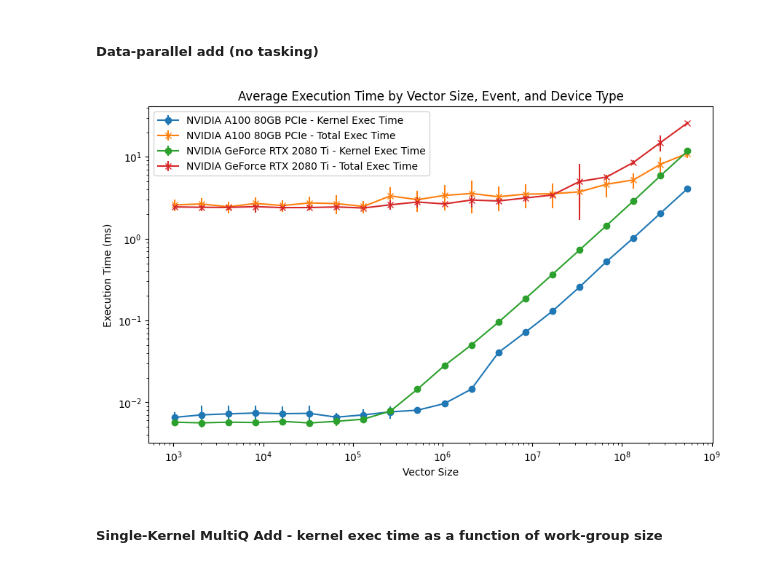
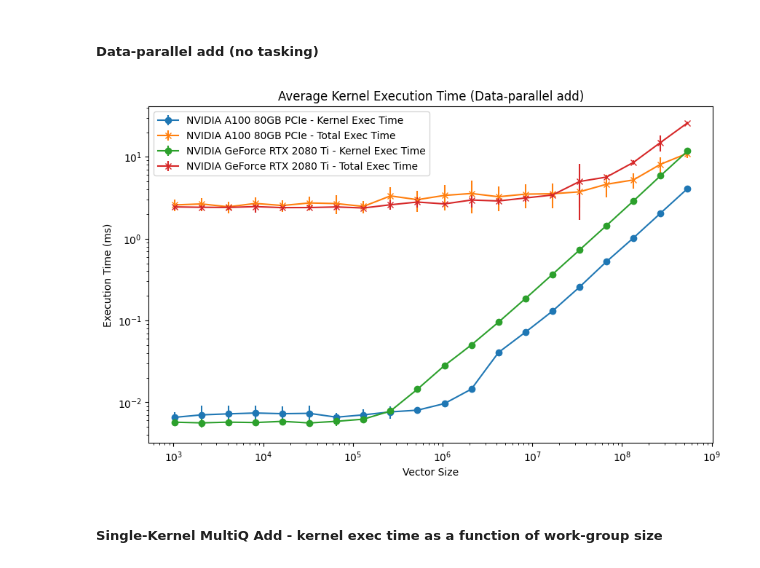
Before and after one commit to MichaelBo1/Fine-Grained-Parallelism-SYCL, a Jupyter notebook: sycl-port/vector-add/timing_analysis.ipynb, the cells around one changed output. Drawn from its saved outputs; the diff is of its cells as text; code cells hidden in the pictures.

```diff
--- a/sycl-port/vector-add/timing_analysis.ipynb
+++ b/sycl-port/vector-add/timing_analysis.ipynb
@@ -35,35 +16,35 @@ print(sk_add.head(10))
 # %%
 dp_grouped = dp_add.groupby(["VectorSize","Event", "Device"])["ExecTime(ms)"].agg(["mean", "std"]).reset_index()
 
 #print(dp_grouped.head(10))
 # Plotting
 fig, ax = plt.subplots(figsize=(10, 6))
 
 ax.set_xscale("log")
 ax.set_yscale("log")
 # Iterate over each device type
 for device in dp_grouped['Device'].unique():
     device_data = dp_grouped[dp_grouped['Device'] == device]
     ax.errorbar(device_data[device_data['Event'] == 'Kernel Exec Time']['VectorSize'],
                  device_data[device_data['Event'] == 'Kernel Exec Time']['mean'],
                  yerr=device_data[device_data['Event'] == 'Kernel Exec Time']['std'],
                  label=f"{device} - Kernel Exec Time", fmt='-o')
     # Plotting error bars for 'Total Exec Time' event
     ax.errorbar(device_data[device_data['Event'] == 'Total Exec Time']['VectorSize'],
                  device_data[device_data['Event'] == 'Total Exec Time']['mean'],
                  yerr=device_data[device_data['Event'] == 'Total Exec Time']['std'],
                  label=f"{device} - Total Exec Time", fmt='-x')
 
 # Set labels and title
 ax.set_xlabel('Vector Size')
 ax.set_ylabel('Execution Time (ms)')
-ax.set_title('Average Execution Time by Vector Size, Event, and Device Type')
+ax.set_title('Average Kernel Execution Time (Data-parallel add)')
 ax.legend()
 
 # Show plot
 plt.show()
 # %% [output]
-[figure, old version]
+[figure, new version]
 # %% [markdown]
 ##### Single-Kernel MultiQ Add - kernel exec time as a function of work-group size
 # %%
```
Also changed, not shown: parts of 3 cells of this notebook, 3 other files.
